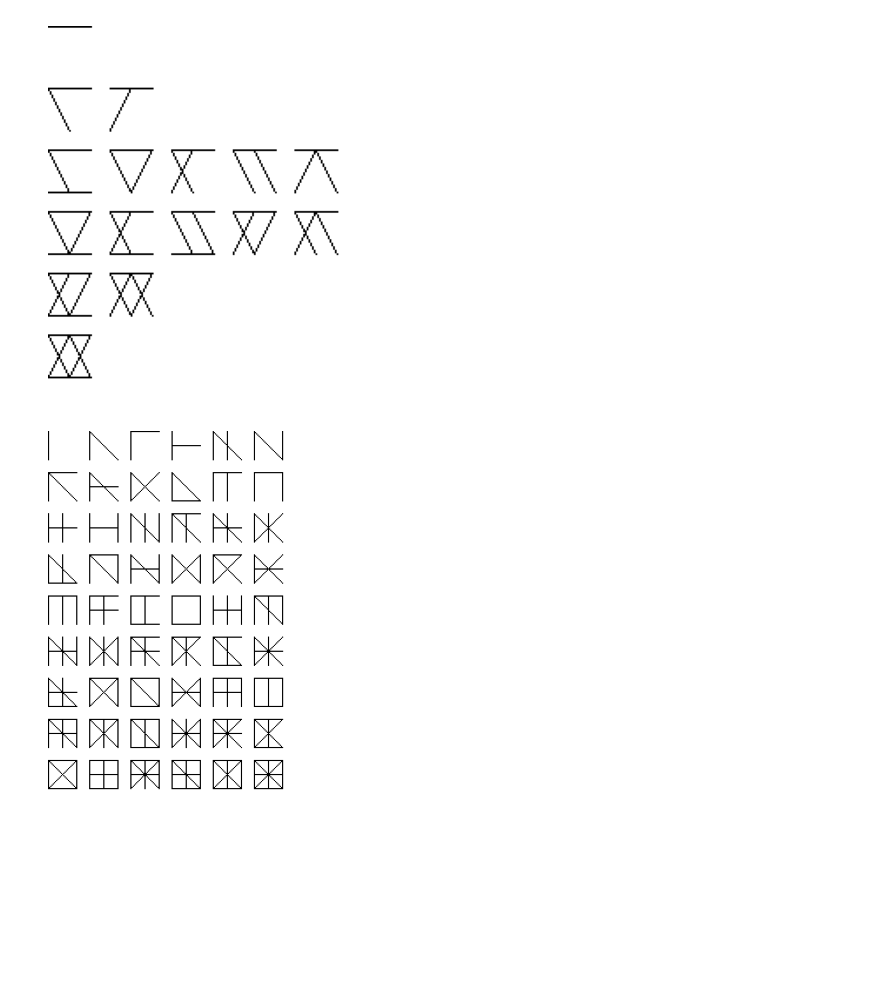
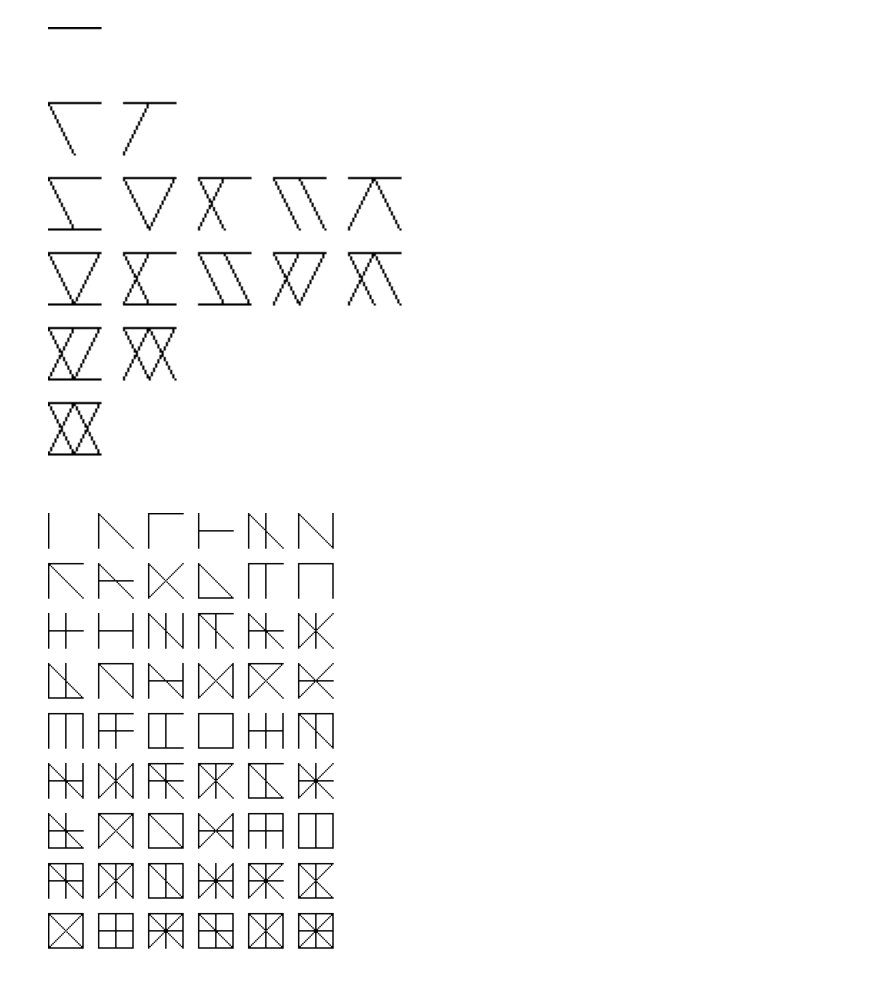
Before and after one commit to v4nn4/glyphs-generator, a Jupyter notebook: Demo.ipynb, the cells around one changed output. Drawn from its saved outputs; the diff is of its cells as text; code cells hidden in the pictures; blank space fills up the shorter version.

```diff
--- a/Demo.ipynb
+++ b/Demo.ipynb
@@ -48,24 +63,26 @@ alphabet = generator.generate(strokes)
 tensor = alphabet.rasterize(5 * 5, 2 * 5)
 plt.imshow(255 - 255 * tensor, cmap="gray")
 plt.axis("off")
+plt.tight_layout()
 plt.savefig("build/glyphs_6c.png");
 # %% [output]
-[figure, old version]
+[figure, new version]
 # %%
 strokes = [
     Stroke(start=Coordinate(x=-1, y=-1), end=Coordinate(x=1, y=-1)),
     Stroke(start=Coordinate(x=-1, y=0), end=Coordinate(x=1, y=0)),
     Stroke(start=Coordinate(x=-1, y=-1), end=Coordinate(x=1, y=1)),
     Stroke(start=Coordinate(x=-1, y=1), end=Coordinate(x=1, y=1)),
     Stroke(start=Coordinate(x=-1, y=-1), end=Coordinate(x=-1, y=1)),
     Stroke(start=Coordinate(x=0, y=-1), end=Coordinate(x=0, y=1)),
     Stroke(start=Coordinate(x=1, y=-1), end=Coordinate(x=-1, y=1)),
     Stroke(start=Coordinate(x=1, y=-1), end=Coordinate(x=1, y=1)),
 ]
 alphabet = generator.generate(strokes)
 tensor = alphabet.rasterize(5 * 5, 2 * 5, sorted=False, nb_glyphs_per_row=6)
 plt.imshow(255 - 255 * tensor, cmap="gray")
 plt.axis("off")
+plt.tight_layout()
 plt.savefig("build/glyphs_8a.png");
 # %% [output]
-[figure, old version]
+[figure, new version]
```
Also changed, not shown: parts of 3 cells of this notebook, 5 other files.
